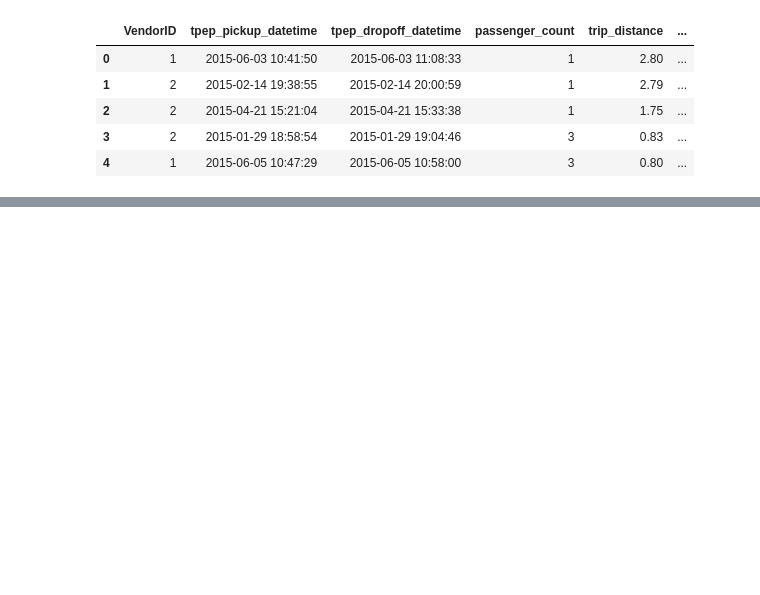
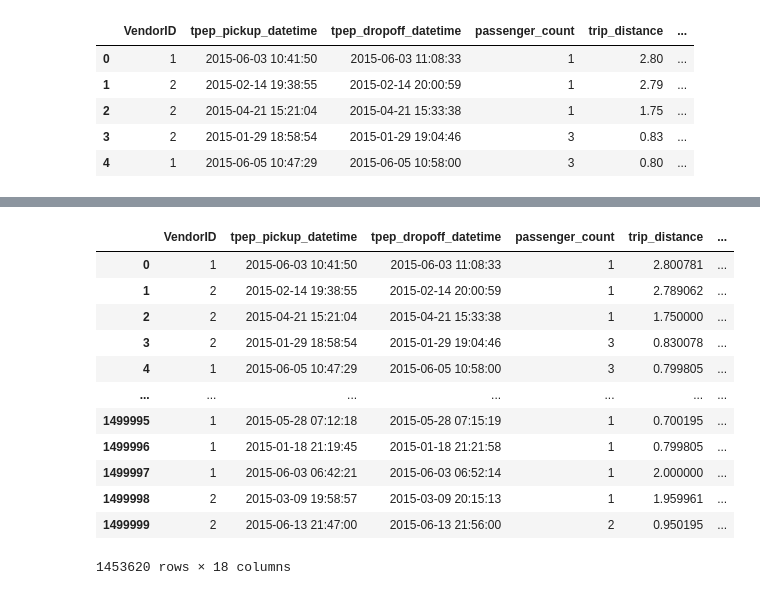
Before and after one commit to loryferli/IFU, a Jupyter notebook: Cleaning.ipynb, the cells around one changed output, grey strips where cells are left out. Saved outputs shown, nothing was run; the diff lists cells and outputs as text; code cells hidden in the pictures; blank space fills up the shorter version.

Commit message:
filtered version

```diff
--- a/Cleaning.ipynb
+++ b/Cleaning.ipynb
@@ -42,6 +42,7 @@ memory usage: 157.4+ MB
 df_trips[['fare_amount','dropoff_longitude', 'dropoff_latitude', 'pickup_longitude', 'pickup_latitude', 'extra', 'mta_tax', 'tip_amount','tolls_amount' ]] = df_trips[['fare_amount','dropoff_longitude', 'dropoff_latitude', 'pickup_longitude', 'pickup_latitude', 'extra', 'mta_tax', 'tip_amount','tolls_amount']].astype('float16')
 df_trips['total_amount'] = df_trips['total_amount'].astype('float32')
 # %%
+df_trips['trip_distance'] = df_trips['trip_distance'].astype('float16')
 df_trips.info()
 # %% [output]
 <class 'pandas.core.frame.DataFrame'>
@@ -65,0 +81,20 @@ df_trips
+# %%
+df_trips_filtered = df_trips.loc[(df_trips['trip_distance'] < 21.0) & (df_trips['trip_distance'] > 0.2) & (df_trips['dropoff_longitude'] <= -73) & (df_trips['dropoff_longitude'] > -75) & (df_trips['dropoff_latitude'] >= 40) & (df_trips['dropoff_latitude'] < 42),:]
+
+df_trips_filtered = df_trips_filtered.loc[(df_trips['pickup_longitude'] <= -73) & (df_trips['pickup_longitude'] > -75) & (df_trips['pickup_latitude'] >= 40) & (df_trips['pickup_latitude'] < 42),:]
+# %%
+df_trips_filtered
+# %% [output]
+|  | VendorID | tpep_pickup_datetime | tpep_dropoff_datetime | passenger_count | trip_distance | ... |
+| 0 | 1 | 2015-06-03 10:41:50 | 2015-06-03 11:08:33 | 1 | 2.800781 | ... |
+| 1 | 2 | 2015-02-14 19:38:55 | 2015-02-14 20:00:59 | 1 | 2.789062 | ... |
+| 2 | 2 | 2015-04-21 15:21:04 | 2015-04-21 15:33:38 | 1 | 1.750000 | ... |
+| 3 | 2 | 2015-01-29 18:58:54 | 2015-01-29 19:04:46 | 3 | 0.830078 | ... |
+| 4 | 1 | 2015-06-05 10:47:29 | 2015-06-05 10:58:00 | 3 | 0.799805 | ... |
+| ... | ... | ... | ... | ... | ... | ... |
+| 1499995 | 1 | 2015-05-28 07:12:18 | 2015-05-28 07:15:19 | 1 | 0.700195 | ... |
+| 1499996 | 1 | 2015-01-18 21:19:45 | 2015-01-18 21:21:58 | 1 | 0.799805 | ... |
+| 1499997 | 1 | 2015-06-03 06:42:21 | 2015-06-03 06:52:14 | 1 | 2.000000 | ... |
+| 1499998 | 2 | 2015-03-09 19:58:57 | 2015-03-09 20:15:13 | 1 | 1.959961 | ... |
+| 1499999 | 2 | 2015-06-13 21:47:00 | 2015-06-13 21:56:00 | 2 | 0.950195 | ... |
+1453620 rows × 18 columns
```
Also changed, not shown: parts of 3 cells of this notebook.
